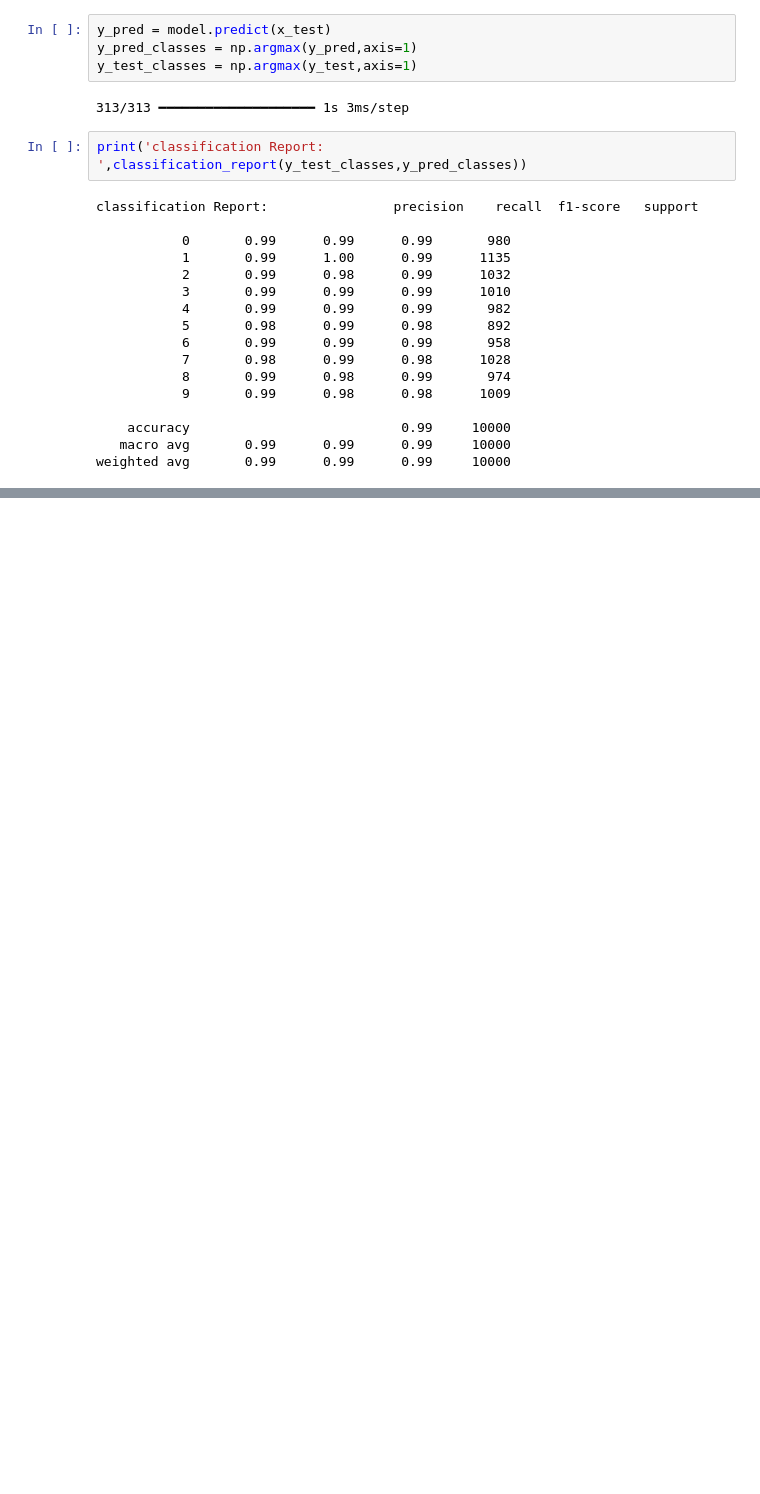
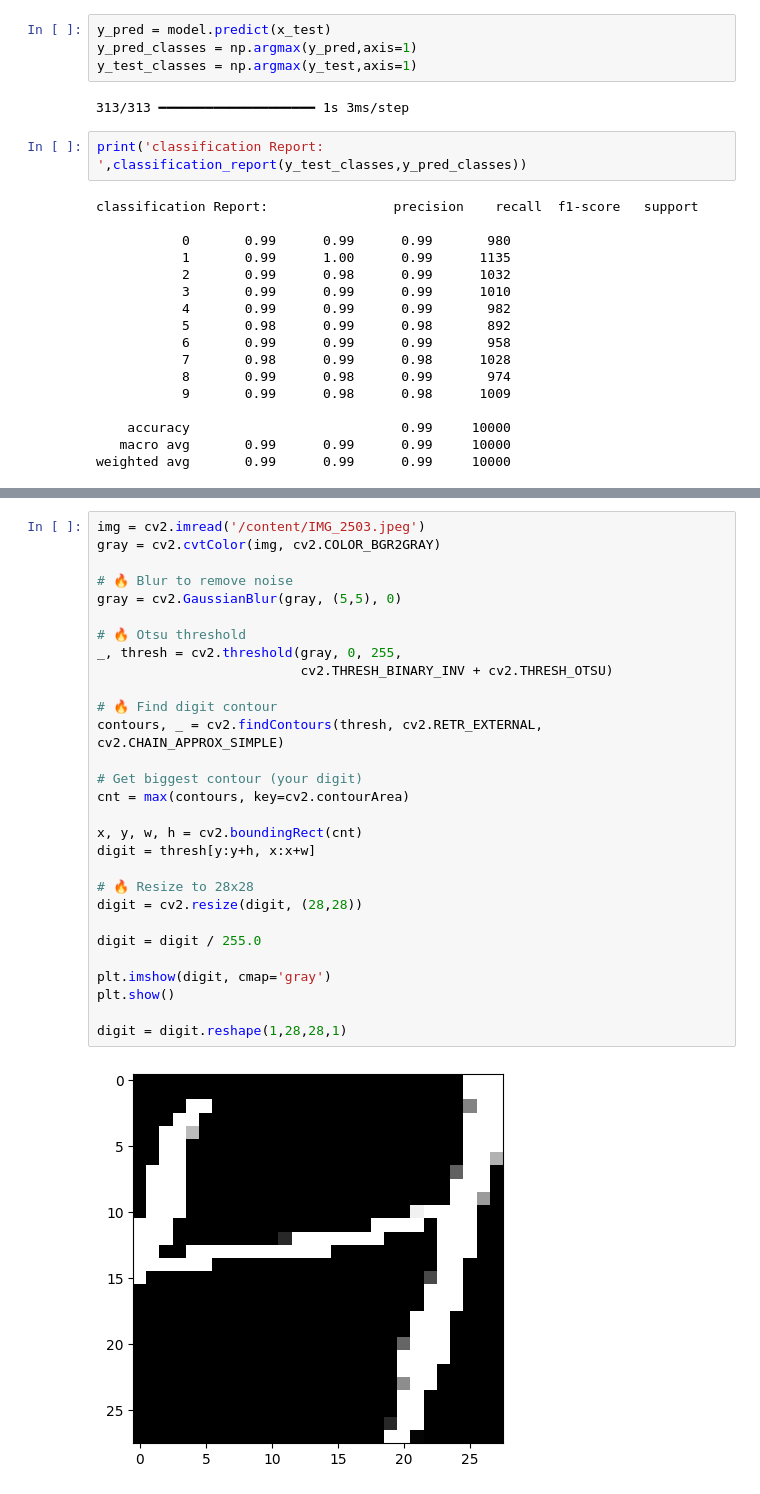
Before and after one commit to Innovatewithapple/NeuralNetwork, a Jupyter notebook: CNNPractice.ipynb, the cells around one changed output, grey strips where cells are left out. Cells and saved outputs as stored; diff of their text form; blank space fills up the shorter version.

```diff
--- a/CNNPractice.ipynb
+++ b/CNNPractice.ipynb
@@ -96,0 +130,31 @@ weighted avg       0.99      0.99      0.99     10000
+# %%
+img = cv2.imread('/content/IMG_2503.jpeg')
+gray = cv2.cvtColor(img, cv2.COLOR_BGR2GRAY)
+
+# 🔥 Blur to remove noise
+gray = cv2.GaussianBlur(gray, (5,5), 0)
+
+# 🔥 Otsu threshold
+_, thresh = cv2.threshold(gray, 0, 255,
+                          cv2.THRESH_BINARY_INV + cv2.THRESH_OTSU)
+
+# 🔥 Find digit contour
+contours, _ = cv2.findContours(thresh, cv2.RETR_EXTERNAL, cv2.CHAIN_APPROX_SIMPLE)
+
+# Get biggest contour (your digit)
+cnt = max(contours, key=cv2.contourArea)
+
+x, y, w, h = cv2.boundingRect(cnt)
+digit = thresh[y:y+h, x:x+w]
+
+# 🔥 Resize to 28x28
+digit = cv2.resize(digit, (28,28))
+
+digit = digit / 255.0
+
+plt.imshow(digit, cmap='gray')
+plt.show()
+
+digit = digit.reshape(1,28,28,1)
+# %% [output]
+[figure, added]
```
Also changed, not shown: parts of 12 cells of this notebook.
